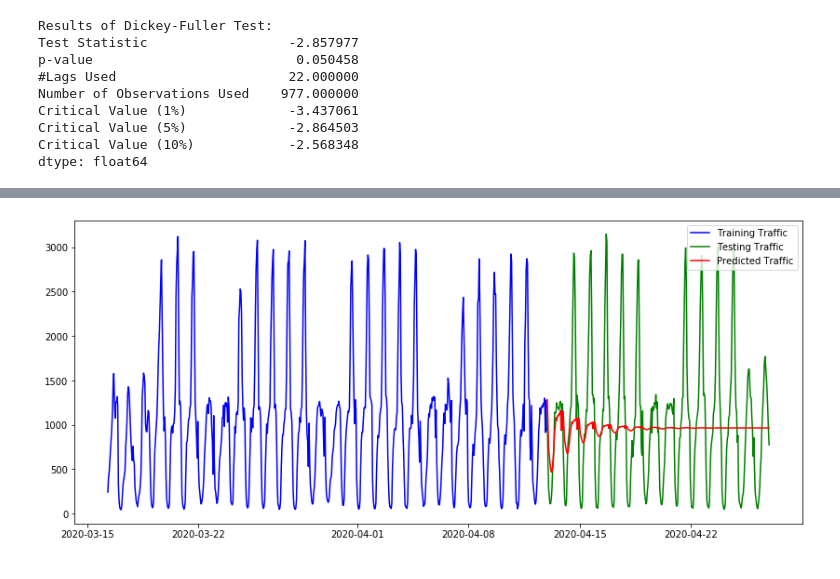
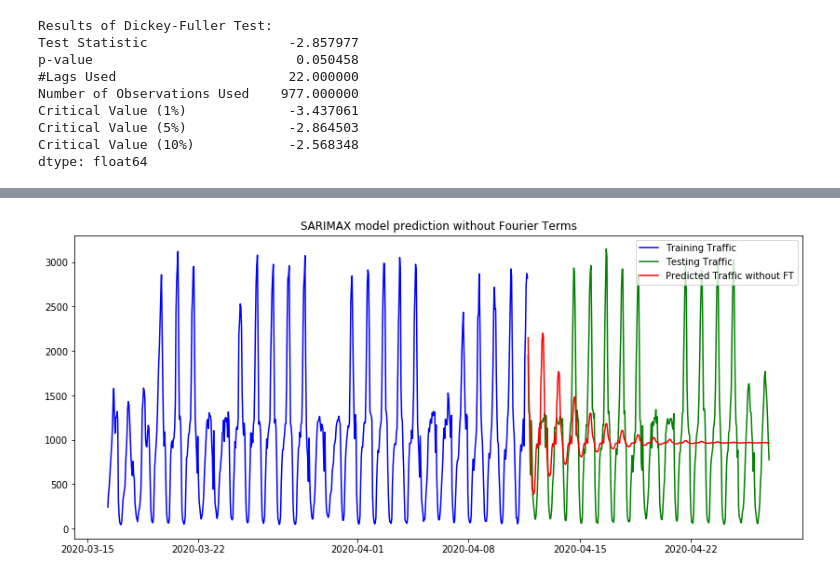
Before and after one commit to satishukadam/notebooks, a Jupyter notebook: SmartCity/MultipleSeasonalTimeSeriesAnalysis.ipynb, the cells around one changed output, grey strips where cells are left out. Drawn from its saved outputs; the diff is of its cells as text; code cells hidden in the pictures.

Commit message:
Updated forecast model for multiple seasonalities

```diff
--- a/SmartCity/MultipleSeasonalTimeSeriesAnalysis.ipynb
+++ b/SmartCity/MultipleSeasonalTimeSeriesAnalysis.ipynb
@@ -140,3 +86,8 @@ y_to_test = y.iloc[(len(y)-336):] # last couple weeks for testing
+# %%
+# Split the time series data into training and test data
+y = data['vehicles_total']
+y_to_train = y.iloc[:(len(y)-365)]
+y_to_test = y.iloc[(len(y)-365):]
 # %%
 plt.figure(figsize=(14,6))
 plt.plot(y_to_train, 'b-', label='Training Traffic')
@@ -148,4 +102,5 @@ plt.show()
 # %%
+# Import pmdarima library
 from pmdarima import auto_arima
 arima_model = auto_arima(y_to_train, seasonal=True, m=24)
-y_arima_forecast = arima_model.predict(n_periods=336)
+y_arima_forecast = arima_model.predict(n_periods=365)
@@ -152,2 +142,3 @@ y_arima_forecast = arima_model.predict(n_periods=336)
 # %%
-dt = pd.date_range("2020-04-12 23:00:00", "2020-04-26 22:00:00", freq="60min")
+# Create a similar date range for 'exog forecast' values as in y_test.
+dt1 = pd.date_range("2020-04-11 18:00:00", "2020-04-26 22:00:00", freq="60min")
@@ -157,9 +145,15 @@ predict.columns = ['vehicular_total']
+# %%
+# Create a dataframe to index as y_test and data as exog_forecast
+predicted_without_ft= pd.DataFrame(index=dt1, data=y_arima_forecast)
+predicted_without_ft.columns = ['vehicular_total']
 # %%
+# Plot the results
 plt.figure(figsize=(14,6))
 plt.plot(y_to_train, 'b-', label='Training Traffic')
 plt.plot(y_to_test, 'g', label='Testing Traffic')
-plt.plot(predict, 'r', label='Predicted Traffic')
+plt.plot(predicted_without_ft, 'r', label='Predicted Traffic without FT')
 plt.legend(loc='upper right', frameon=True)
+plt.title('SARIMAX model prediction without Fourier Terms')
 plt.show()
 # %% [output]
-[figure, old version]
+[figure, new version]
```
Also changed, not shown: parts of 33 cells of this notebook.
